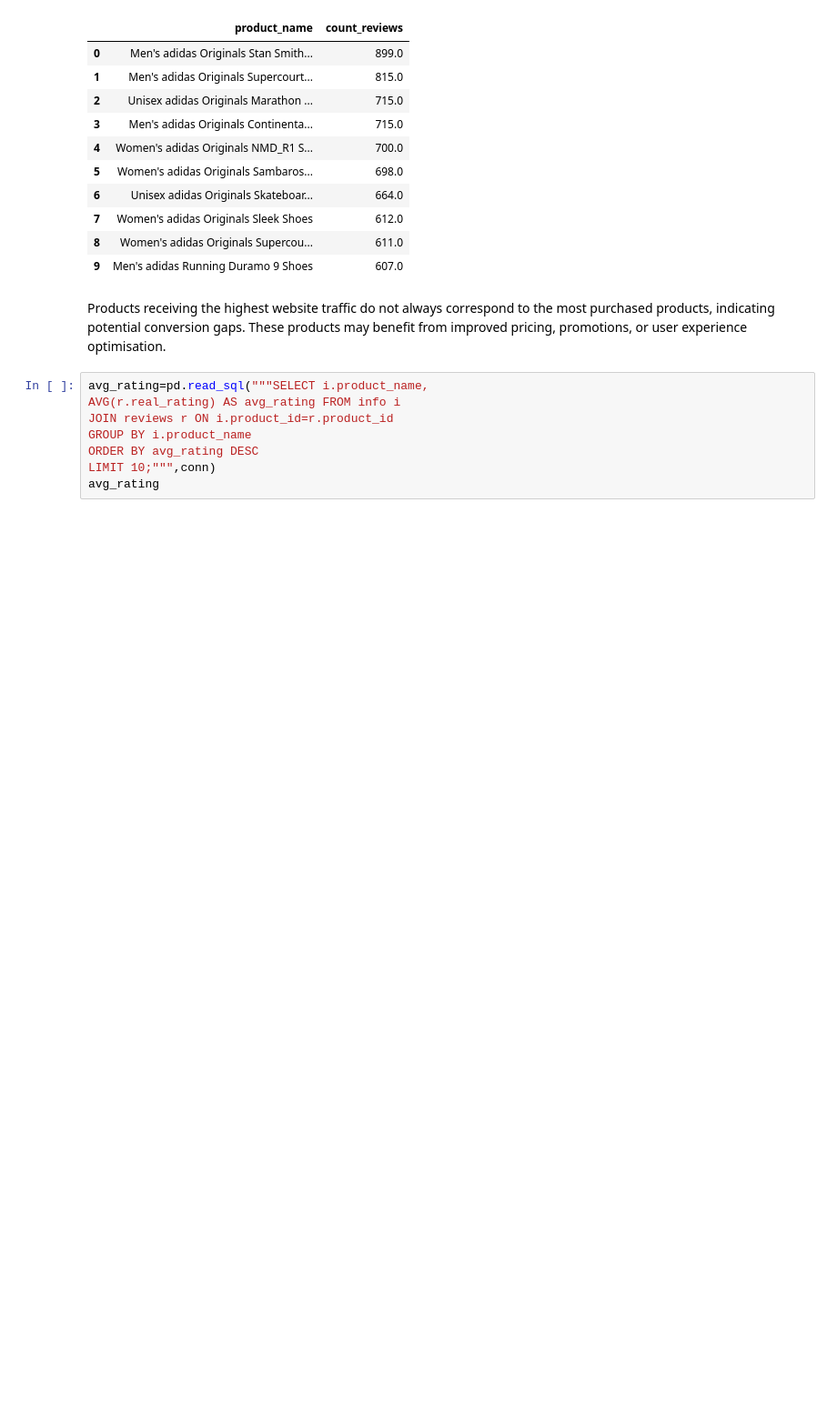
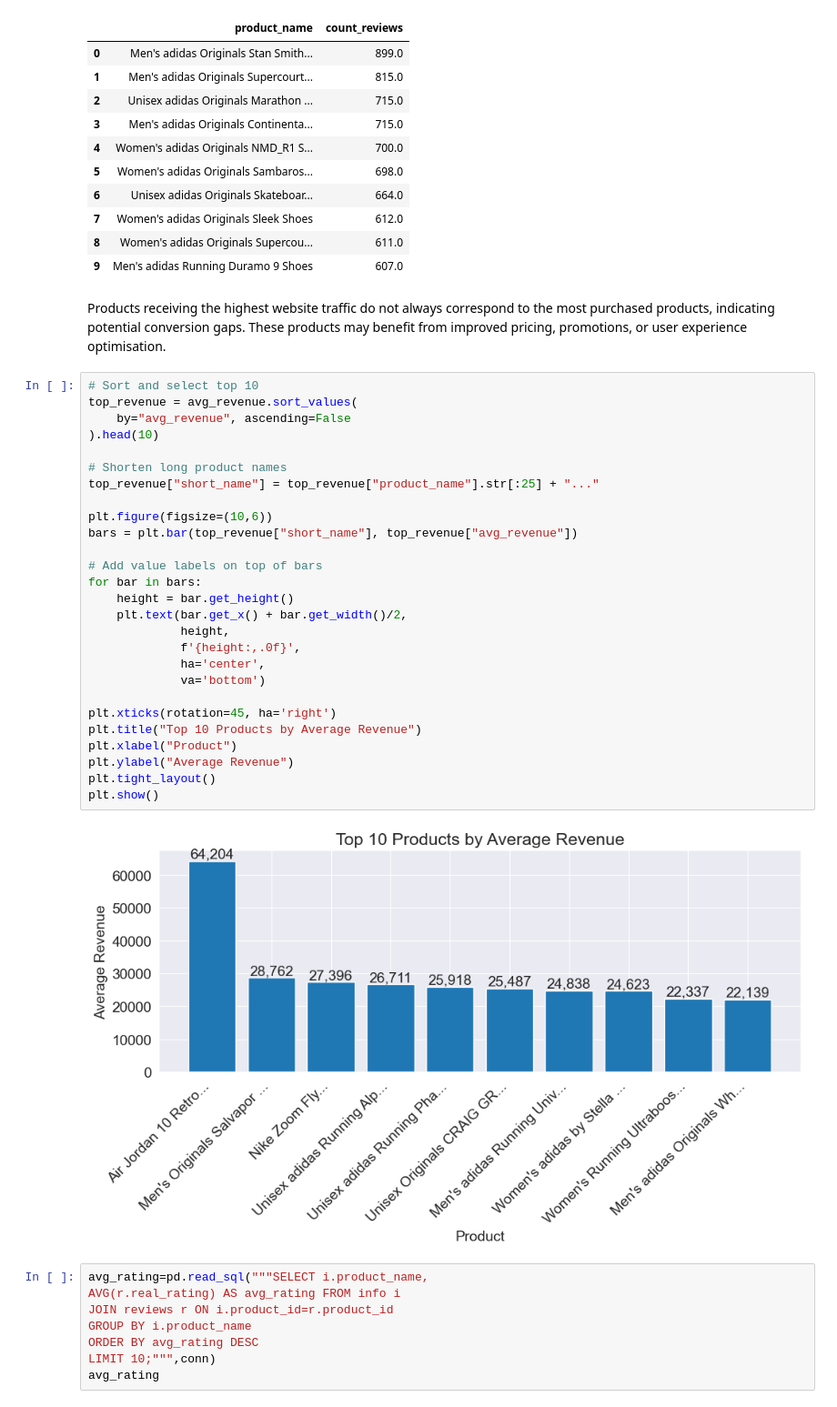
Before and after one commit to ahmadbokhakariprofessional123/sql-data-analysis, a Jupyter notebook: sql.ipynb, the cells around one changed output. Shown at 91% size. Drawn from its saved outputs; the diff is of its cells as text; blank space fills up the shorter version.

```diff
--- a/sql.ipynb
+++ b/sql.ipynb
@@ -221,6 +247,35 @@ famous_products
 | 9 | Men's adidas Running Duramo 9 Shoes | 607.0 |
 # %% [markdown]
 Products receiving the highest website traffic do not always correspond to the most purchased products, indicating potential conversion gaps. These products may benefit from improved pricing, promotions, or user experience optimisation.
+# %%
+# Sort and select top 10
+top_revenue = avg_revenue.sort_values(
+    by="avg_revenue", ascending=False
+).head(10)
+
+# Shorten long product names
+top_revenue["short_name"] = top_revenue["product_name"].str[:25] + "..."
+
+plt.figure(figsize=(10,6))
+bars = plt.bar(top_revenue["short_name"], top_revenue["avg_revenue"])
+
+# Add value labels on top of bars
+for bar in bars:
+    height = bar.get_height()
+    plt.text(bar.get_x() + bar.get_width()/2,
+             height,
+             f'{height:,.0f}',
+             ha='center',
+             va='bottom')
+
+plt.xticks(rotation=45, ha='right')
+plt.title("Top 10 Products by Average Revenue")
+plt.xlabel("Product")
+plt.ylabel("Average Revenue")
+plt.tight_layout()
+plt.show()
+# %% [output]
+[figure, added]
 # %%
 avg_rating=pd.read_sql("""SELECT i.product_name,
 AVG(r.real_rating) AS avg_rating FROM info i
```
Also changed, not shown: parts of 3 cells of this notebook.
